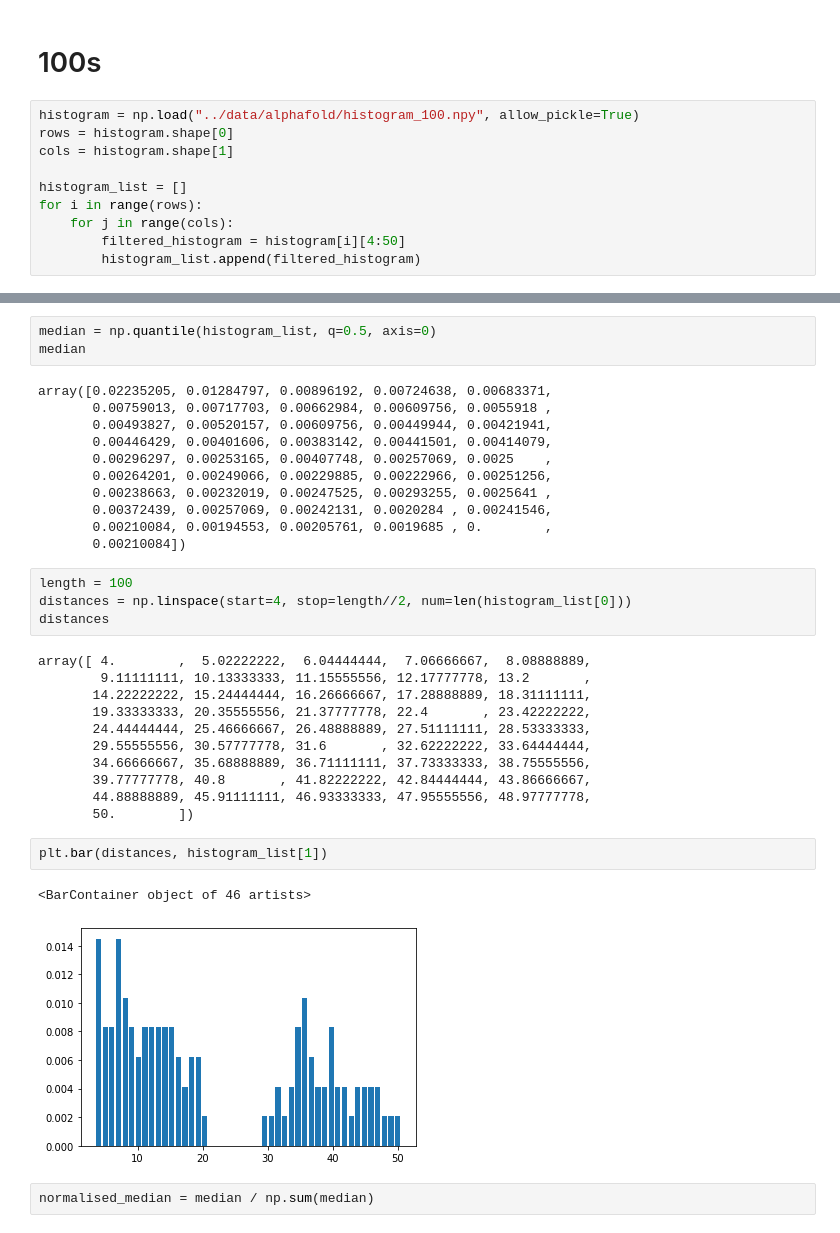
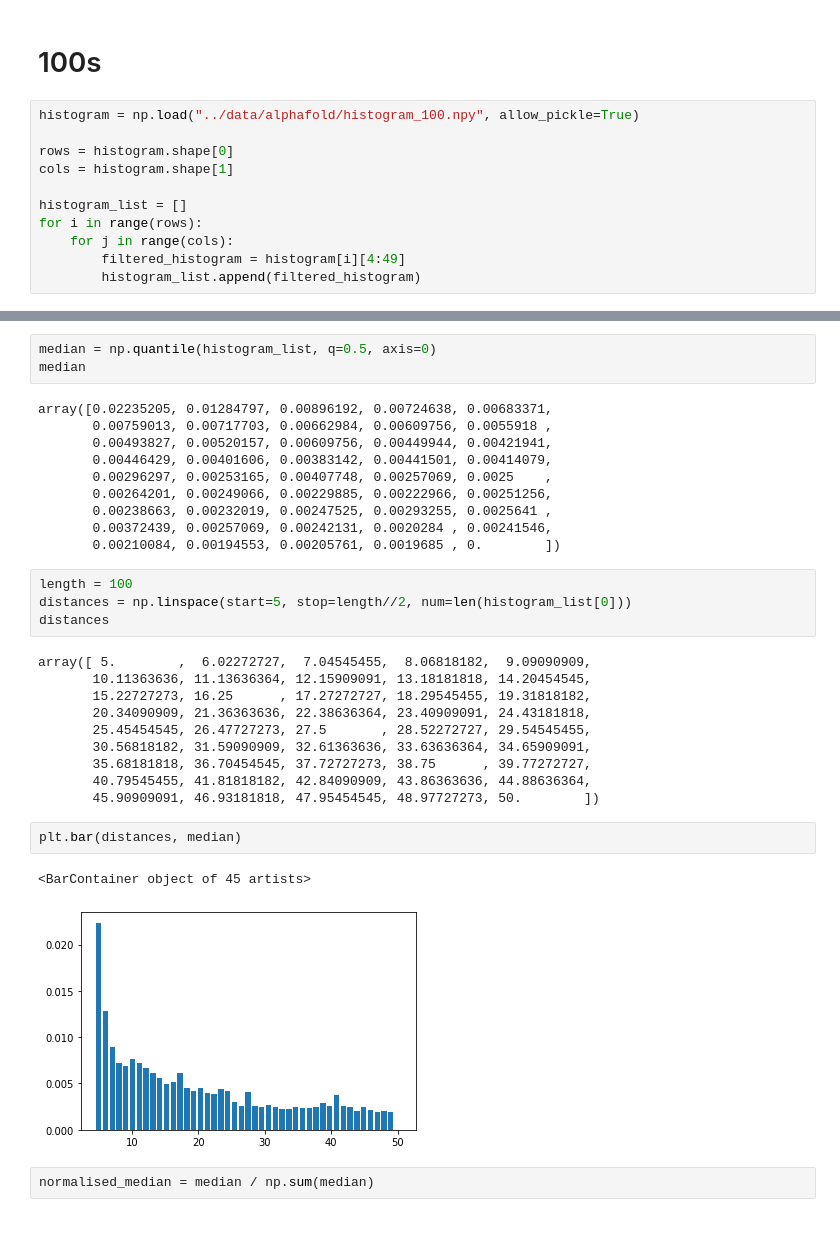
Before and after one commit to meyresearch/amino_acid_distance_distributions, a Jupyter notebook: scripts/sanity_checking_plots.ipynb, the cells around one changed output, grey strips where cells are left out. Drawn from its saved outputs; the diff is of its cells as text.

```diff
--- a/scripts/sanity_checking_plots.ipynb
+++ b/scripts/sanity_checking_plots.ipynb
@@ -8,11 +8,12 @@ import pandas as pd
 # 100s
 # %%
 histogram = np.load("../data/alphafold/histogram_100.npy", allow_pickle=True)
+
 rows = histogram.shape[0]
 cols = histogram.shape[1]
 
 histogram_list = []
 for i in range(rows):
     for j in range(cols):
-        filtered_histogram = histogram[i][4:50]
+        filtered_histogram = histogram[i][4:49]
         histogram_list.append(filtered_histogram)
@@ -46,28 +29,26 @@ array([0.02235205, 0.01284797, 0.00896192, 0.00724638, 0.00683371,
        0.00264201, 0.00249066, 0.00229885, 0.00222966, 0.00251256,
        0.00238663, 0.00232019, 0.00247525, 0.00293255, 0.0025641 ,
        0.00372439, 0.00257069, 0.00242131, 0.0020284 , 0.00241546,
-       0.00210084, 0.00194553, 0.00205761, 0.0019685 , 0.        ,
-       0.00210084])
+       0.00210084, 0.00194553, 0.00205761, 0.0019685 , 0.        ])
 # %%
 length = 100
-distances = np.linspace(start=4, stop=length//2, num=len(histogram_list[0]))
+distances = np.linspace(start=5, stop=length//2, num=len(histogram_list[0]))
 distances
 # %% [output]
-array([ 4.        ,  5.02222222,  6.04444444,  7.06666667,  8.08888889,
-        9.11111111, 10.13333333, 11.15555556, 12.17777778, 13.2       ,
-       14.22222222, 15.24444444, 16.26666667, 17.28888889, 18.31111111,
-       19.33333333, 20.35555556, 21.37777778, 22.4       , 23.42222222,
-       24.44444444, 25.46666667, 26.48888889, 27.51111111, 28.53333333,
-       29.55555556, 30.57777778, 31.6       , 32.62222222, 33.64444444,
-       34.66666667, 35.68888889, 36.71111111, 37.73333333, 38.75555556,
-       39.77777778, 40.8       , 41.82222222, 42.84444444, 43.86666667,
-       44.88888889, 45.91111111, 46.93333333, 47.95555556, 48.97777778,
-       50.        ])
+array([ 5.        ,  6.02272727,  7.04545455,  8.06818182,  9.09090909,
+       10.11363636, 11.13636364, 12.15909091, 13.18181818, 14.20454545,
+       15.22727273, 16.25      , 17.27272727, 18.29545455, 19.31818182,
+       20.34090909, 21.36363636, 22.38636364, 23.40909091, 24.43181818,
+       25.45454545, 26.47727273, 27.5       , 28.52272727, 29.54545455,
+       30.56818182, 31.59090909, 32.61363636, 33.63636364, 34.65909091,
+       35.68181818, 36.70454545, 37.72727273, 38.75      , 39.77272727,
+       40.79545455, 41.81818182, 42.84090909, 43.86363636, 44.88636364,
+       45.90909091, 46.93181818, 47.95454545, 48.97727273, 50.        ])
 # %%
-plt.bar(distances, histogram_list[1])
+plt.bar(distances, median)
 # %% [output]
-<BarContainer object of 46 artists>
+<BarContainer object of 45 artists>
-[figure, old version]
+[figure, new version]
 # %%
 normalised_median = median / np.sum(median)
 # %%
```
Also changed, not shown: parts of 73 cells of this notebook, 16 other files.
